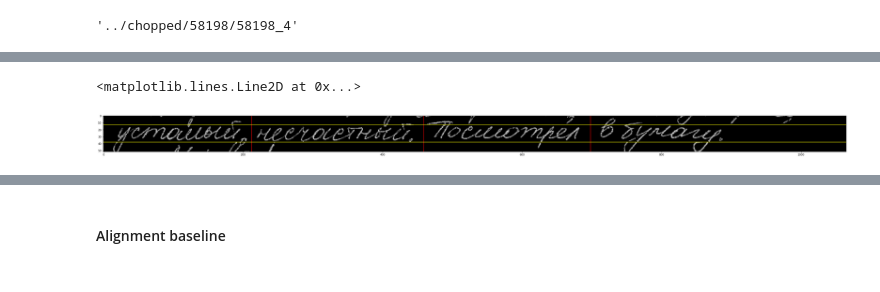
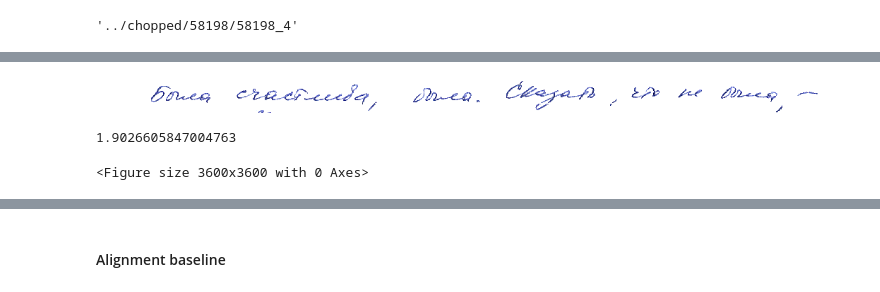
Before and after one commit to EmilNadimanov/disser, a Jupyter notebook: code/WordExtraction.ipynb, the cells around one changed output, grey strips where cells are left out. Saved outputs shown, nothing was run; the diff lists cells and outputs as text; code cells hidden in the pictures.

```diff
--- a/code/WordExtraction.ipynb
+++ b/code/WordExtraction.ipynb
@@ -244,29 +133,0 @@ for x in flattened_notches:
-# %%
-"""CONDENSED NOTCHES DEMO"""
-h, w = line.bin_img.shape
-
-figure(figsize=(50, 50))
-
-stripe = take_stripe(line.image)
-trimmed_stripe, trims = trim(stripe, return_trims=True)
-bin_turned_around = binarize(trimmed_stripe)[::-1, :].T
-
-notches = []
-for idx, col in enumerate(bin_turned_around):
-    if np.sum(col) == 0:
-        notches.append(idx)
-
-axis = int(h * 0.55)
-upper, lower = (axis-STRIPE_INTERVAL_UP, axis+STRIPE_INTERVAL_DOWN)
-
-condensed = condense(notches)
-plt.imshow(line.bin_img, 'gray')
-for x in condensed:
-    x += trims['l']
-    plt.axvline(x=x,color='red')
-
-plt.axhline(y=upper,color='yellow')
-plt.axhline(y=lower,color='yellow')
-# %% [output]
-<matplotlib.lines.Line2D at 0x...>
-[figure, removed]
@@ -302,0 +134,22 @@ def segment_line_into_words(line: Line):
+# %%
+work = Work(WORK_PATHS[randint(0, len(WORK_PATHS)-1)])
+page = work.pages[randint(0, len(work.pages)-1)]
+line = page.lines[randint(0, len(page.lines)-1)]
+line.image
+# %% [output]
+[figure, added]
+# %%
+figure(figsize=(50, 50))
+
+trimmed_line, trims = trim(line.image, return_trims=True)
+
+kernel = np.ones(20) / 20
+projected_down = np.sum(binarize(trimmed_line), axis=0)
+data_convolved_10 = np.convolve(projected_down, kernel, mode='same')
+data_convolved_10 = np.convolve(data_convolved_10, kernel, mode='same')
+print(np.average(data_convolved_10))
+# plt.axhline(np.average(data_convolved_10), color='red')
+# plt.plot(data_convolved_10)
+# %% [output]
+1.9026605847004763
+<Figure size 3600x3600 with 0 Axes>
```
Also changed, not shown: parts of 21 cells of this notebook.
